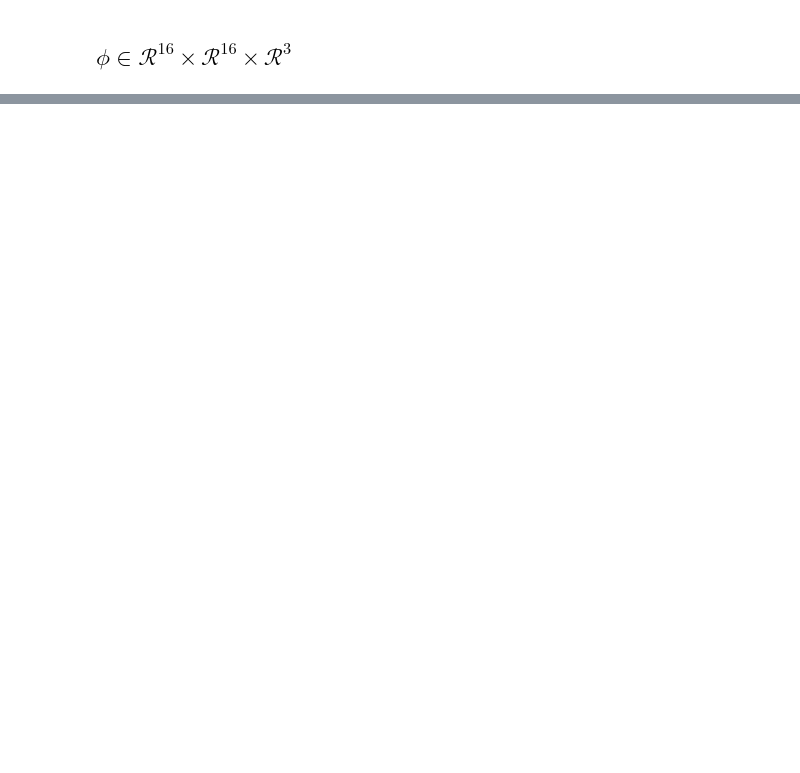
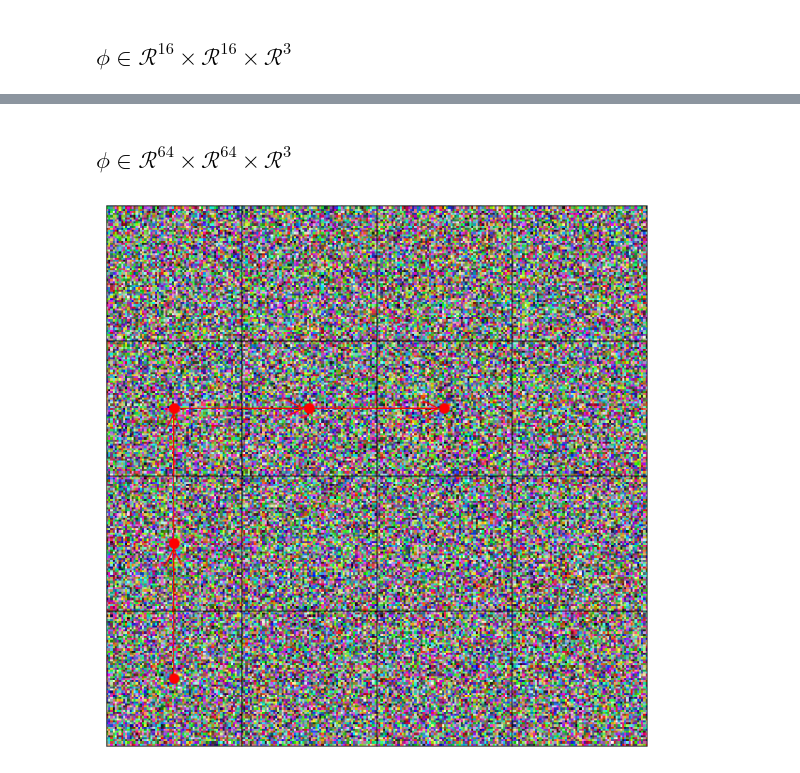
Before and after one commit to yrevar/InverseRL, a Jupyter notebook: navigation_grid_view.ipynb, the cells around one changed output, grey strips where cells are left out. Drawn from its saved outputs; the diff is of its cells as text; code cells hidden in the pictures; blank space fills up the shorter version.

```diff
--- a/navigation_grid_view.ipynb
+++ b/navigation_grid_view.ipynb
@@ -59,0 +61,7 @@ NavigationGridView(np.random.rand(4,4,16,16,3)).render(CellParams(spines=True, v
+# %% [markdown]
+## $\phi \in \mathcal{R}^{64} \times \mathcal{R}^{64} \times \mathcal{R}^{3}$
+# %%
+NavigationGridView(np.random.rand(4,4,64,64,3)).render(CellParams(spines=True, vmin=None, vmax=None)).add_trajectory(
+    [(1,1), (1,2), (1,3), (2,3), (3,3)])
+# %% [output]
+[figure, added]
```
Also changed, not shown: parts of 8 cells of this notebook, 1 other file.
